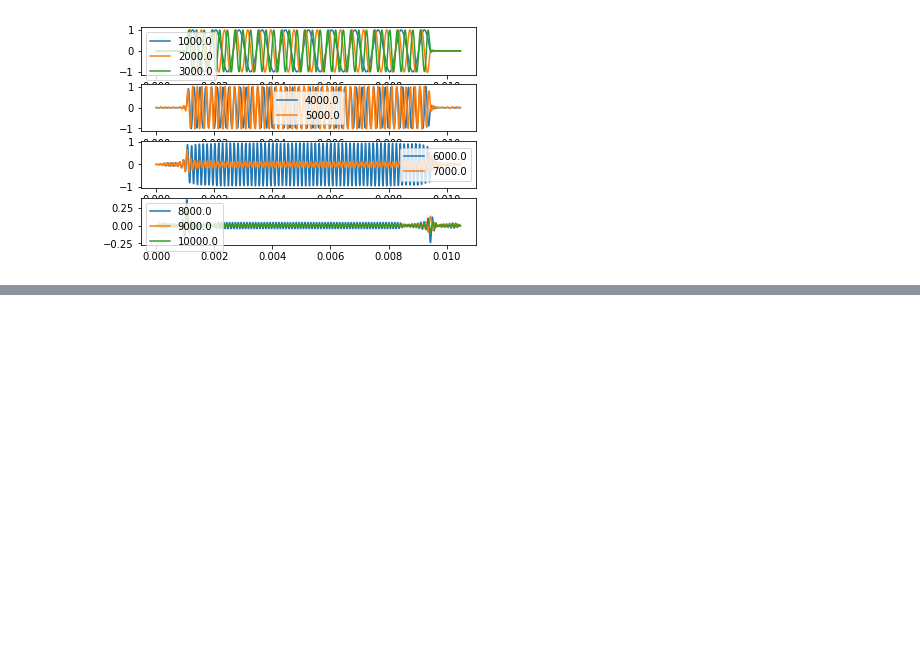
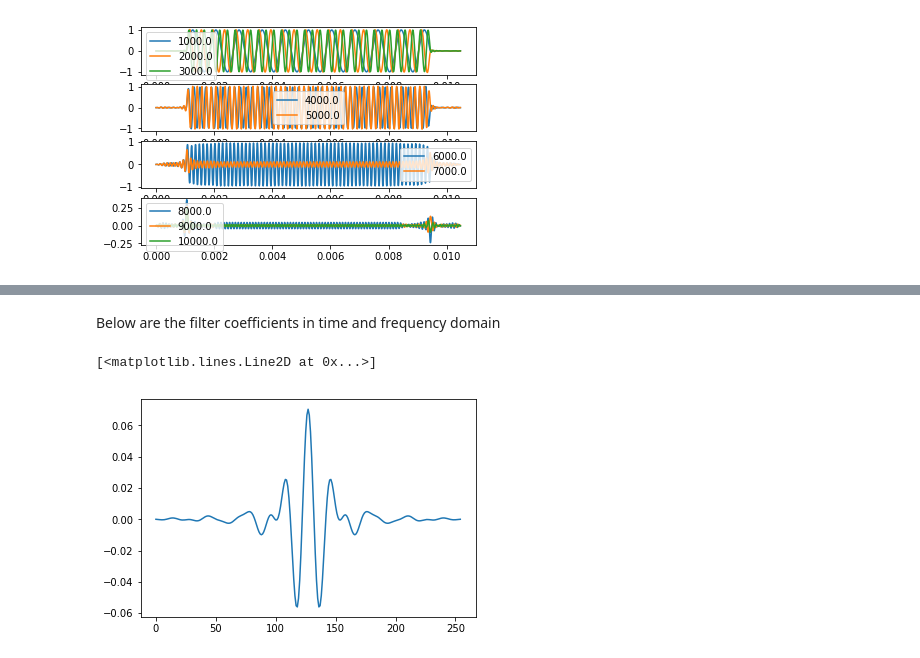
Before and after one commit to LemurPwned/DSP, a Jupyter notebook: FIR.ipynb, the cells around one changed output, grey strips where cells are left out. Saved outputs shown, nothing was run; the diff lists cells and outputs as text; code cells hidden in the pictures; blank space fills up the shorter version.

```diff
--- a/FIR.ipynb
+++ b/FIR.ipynb
@@ -330,0 +381,7 @@ plt.legend([f_b*1e3 for f_b in range(8,11) ])
+# %% [markdown]
+Below are the filter coefficients in time and frequency domain
+# %%
+plt.plot(np.real(h12))
+# %% [output]
+[<matplotlib.lines.Line2D at 0x...>]
+[figure, added]
```
Also changed, not shown: parts of 11 cells of this notebook.
